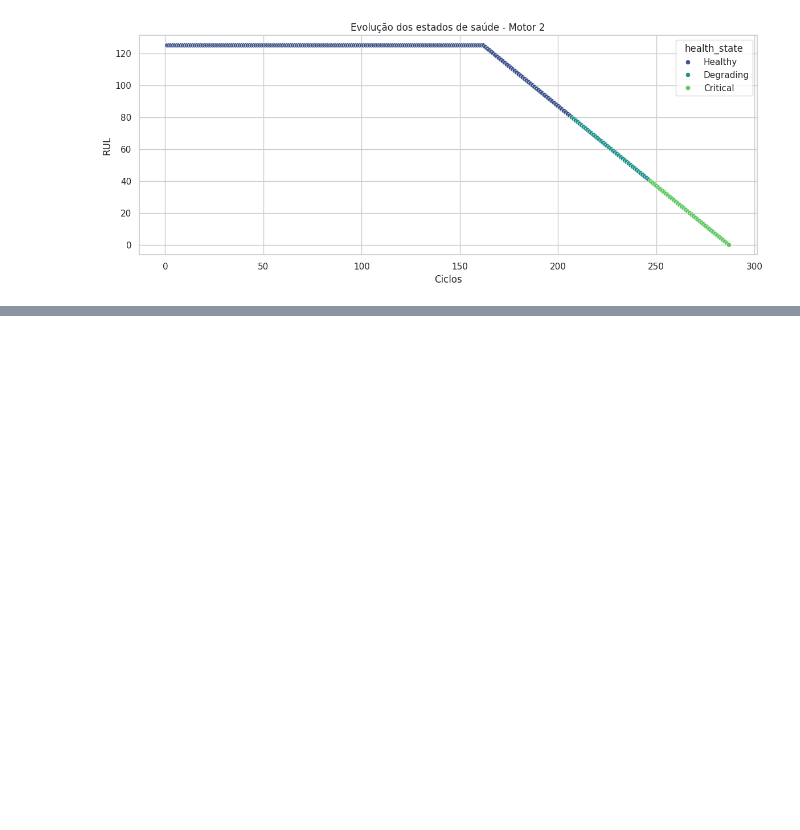
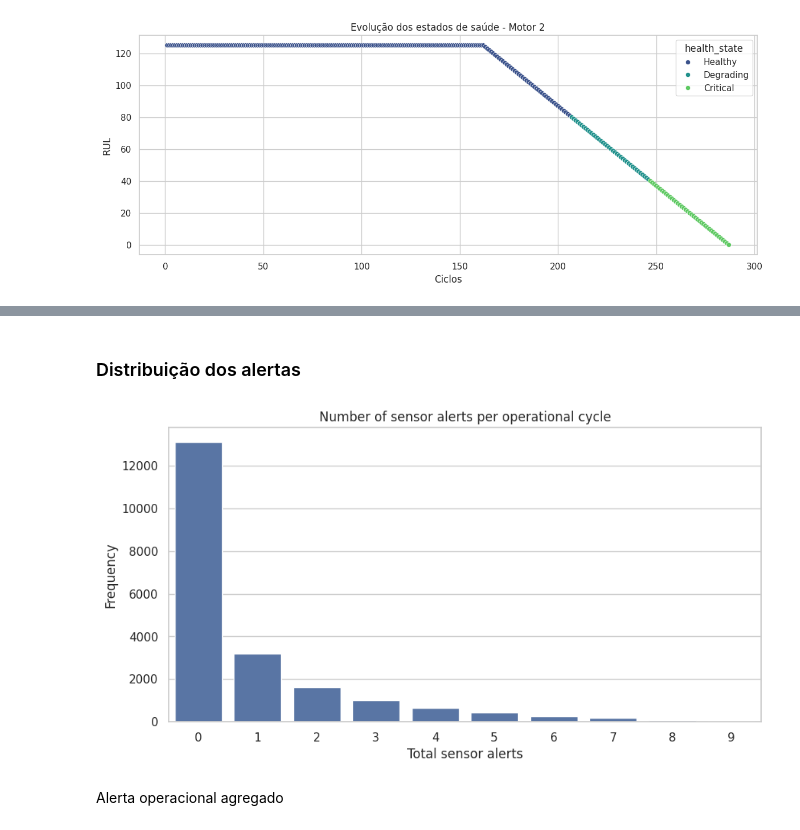
Before and after one commit to vinicius-mattoso/industrial-rul-predictive-maintenance, a Jupyter notebook: notebooks/01_rul_eda_and_modeling.ipynb, the cells around one changed output, grey strips where cells are left out. Saved outputs shown, nothing was run; the diff lists cells and outputs as text; code cells hidden in the pictures; blank space fills up the shorter version.

```diff
--- a/notebooks/01_rul_eda_and_modeling.ipynb
+++ b/notebooks/01_rul_eda_and_modeling.ipynb
@@ -713,0 +877,17 @@ plt.show()
+# %%
+alert_columns = [
+    col for col in train_df.columns
+    if col.endswith("_alert")
+]
+
+train_df["total_sensor_alerts"] = train_df[alert_columns].sum(axis=1)
+
+train_df[
+    [
+        "unit_number",
+        "time_in_cycles",
+        "RUL_capped",
+        "health_state",
+        "total_sensor_alerts"
+    ]
+].head()
@@ -713,0 +901,19 @@ plt.show()
+# %% [markdown]
+### Distribuição dos alertas
+# %%
+plt.figure(figsize=(10, 5))
+
+sns.countplot(
+    data=train_df,
+    x="total_sensor_alerts"
+)
+
+plt.title("Number of sensor alerts per operational cycle")
+plt.xlabel("Total sensor alerts")
+plt.ylabel("Frequency")
+
+plt.show()
+# %% [output]
+[figure, added]
+# %% [markdown]
+Alerta operacional agregado
```
Also changed, not shown: parts of 82 cells of this notebook.
